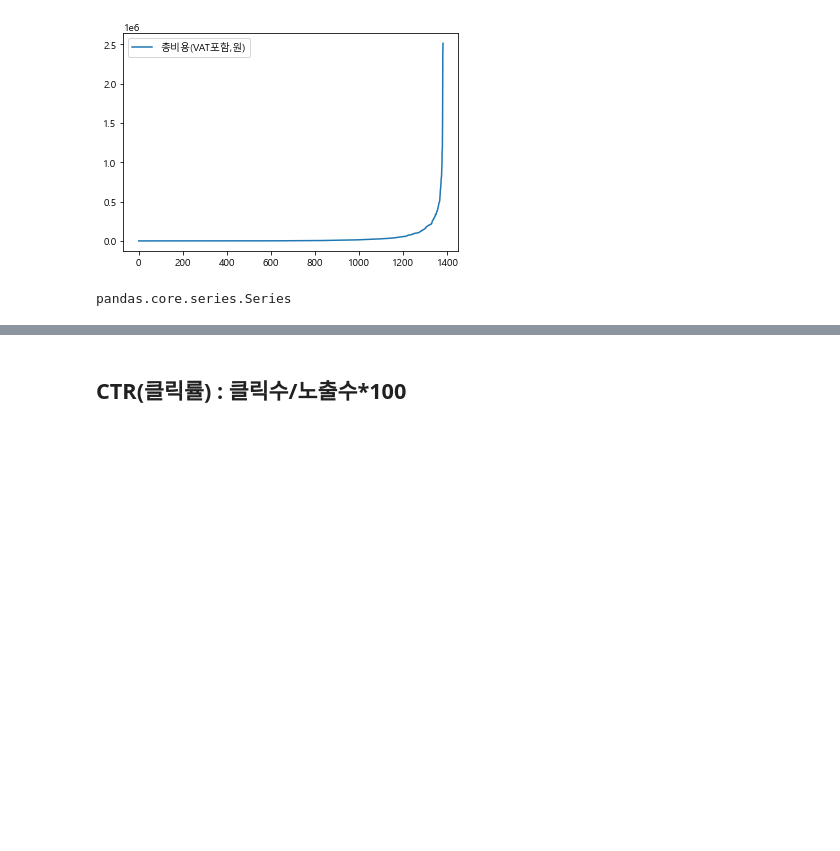
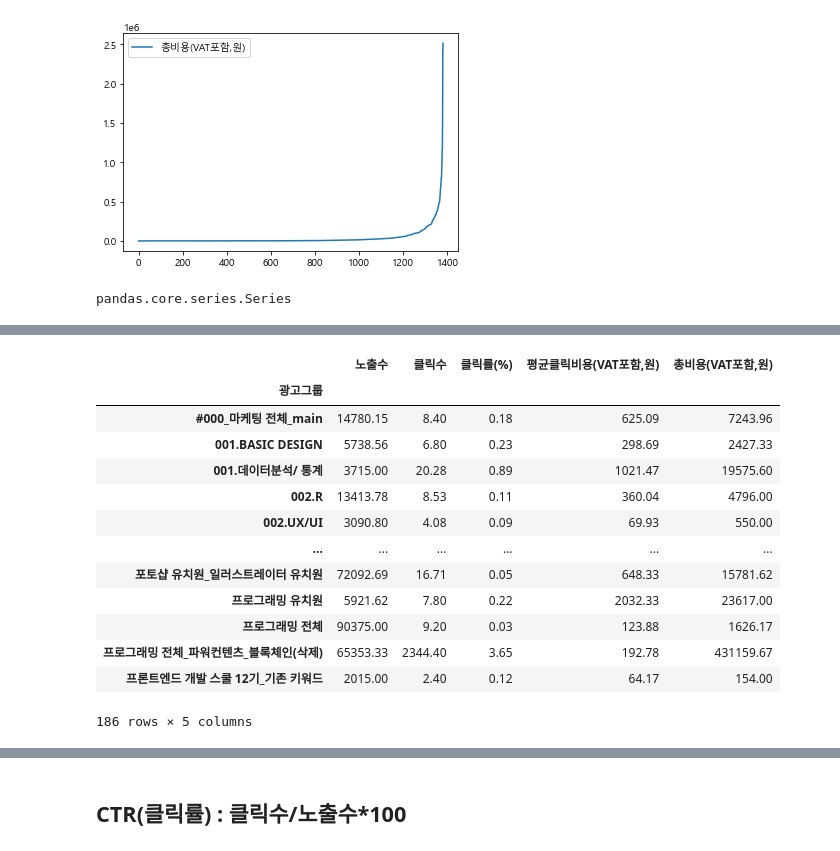
Before and after one commit to iamjinuk/bigman, a Jupyter notebook: 광고 데이터 분석.ipynb, the cells around one changed output, grey strips where cells are left out. Cells and saved outputs as stored; diff of their text form; code cells hidden in the pictures; blank space fills up the shorter version.

```diff
--- a/광고 데이터 분석.ipynb
+++ b/광고 데이터 분석.ipynb
@@ -174,0 +385,18 @@ pandas.core.series.Series
+# %%
+#mean -각 광고그룹 데이터의 평균
+grouped.mean()
+# %% [output]
+|  | 노출수 | 클릭수 | 클릭률(%) | 평균클릭비용(VAT포함,원) | 총비용(VAT포함,원) |
+| 광고그룹 |  |  |  |  |  |
+| #000_마케팅 전체_main | 14780.15 | 8.40 | 0.18 | 625.09 | 7243.96 |
+| 001.BASIC DESIGN | 5738.56 | 6.80 | 0.23 | 298.69 | 2427.33 |
+| 001.데이터분석/ 통계 | 3715.00 | 20.28 | 0.89 | 1021.47 | 19575.60 |
+| 002.R | 13413.78 | 8.53 | 0.11 | 360.04 | 4796.00 |
+| 002.UX/UI | 3090.80 | 4.08 | 0.09 | 69.93 | 550.00 |
+| ... | ... | ... | ... | ... | ... |
+| 포토샵 유치원_일러스트레이터 유치원 | 72092.69 | 16.71 | 0.05 | 648.33 | 15781.62 |
+| 프로그래밍 유치원 | 5921.62 | 7.80 | 0.22 | 2032.33 | 23617.00 |
+| 프로그래밍 전체 | 90375.00 | 9.20 | 0.03 | 123.88 | 1626.17 |
+| 프로그래밍 전체_파워컨텐츠_블록체인(삭제) | 65353.33 | 2344.40 | 3.65 | 192.78 | 431159.67 |
+| 프론트엔드 개발 스쿨 12기_기존 키워드 | 2015.00 | 2.40 | 0.12 | 64.17 | 154.00 |
+186 rows × 5 columns
```
Also changed, not shown: parts of 33 cells of this notebook.
